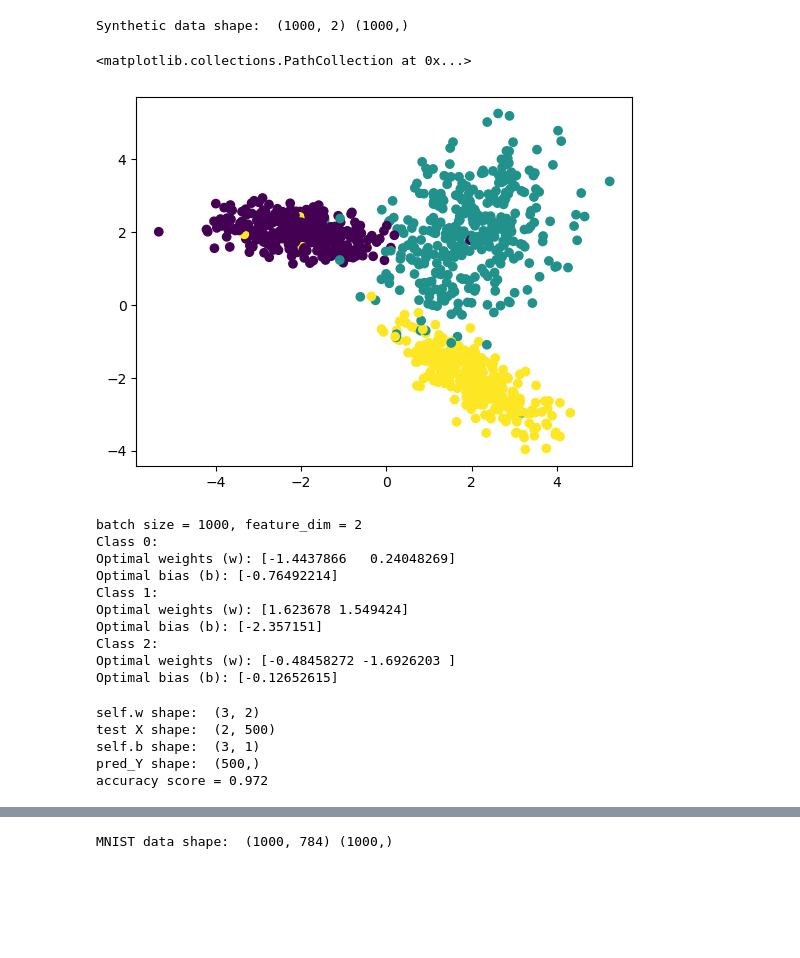
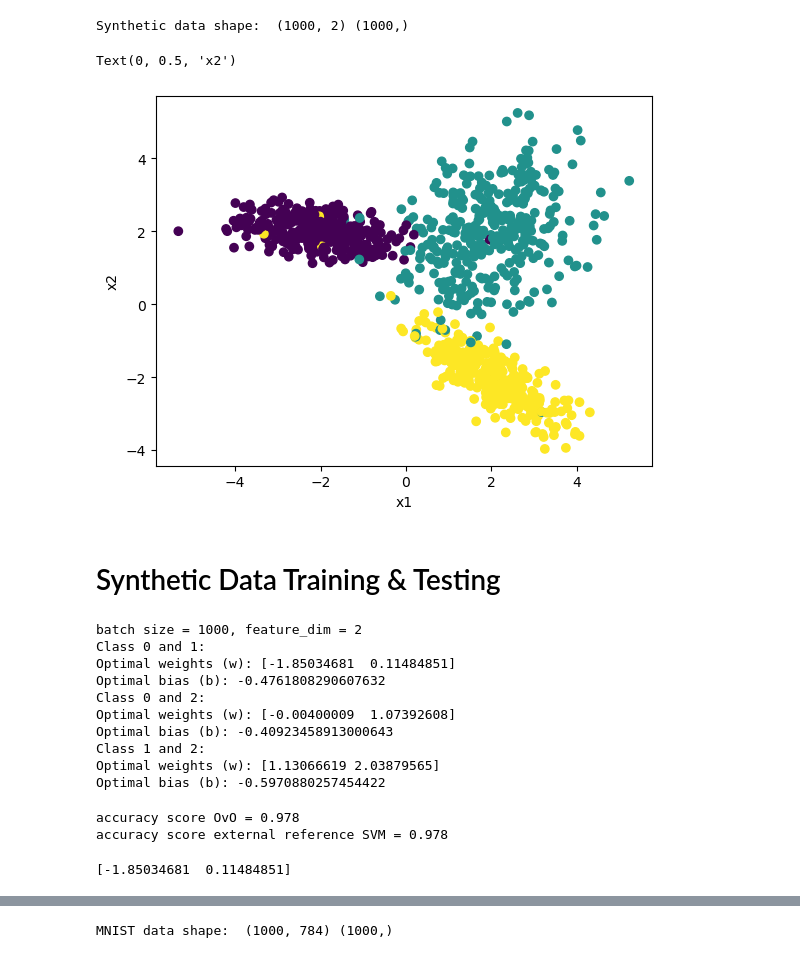
Before and after one commit to tracychiayu/236A-project, a Jupyter notebook: ECE236A_Project_Demo.ipynb, the cells around one changed output, grey strips where cells are left out. Drawn from its saved outputs; the diff is of its cells as text; code cells hidden in the pictures; blank space fills up the shorter version.

Commit message:
task1-1: One-vs-One and external reference

```diff
--- a/ECE236A_Project_Demo.ipynb
+++ b/ECE236A_Project_Demo.ipynb
@@ -7,39 +7,51 @@ from MySolution import MyClassifier, MyClustering, MyLabelSelection, MyFeatureSe
 # %%
 # Get datasets
 syn_data = prepare_synthetic_data()
 print("Synthetic data shape: ", syn_data['trainX'].shape, syn_data['trainY'].shape)
 
 plt.scatter(syn_data['trainX'][:, 0], syn_data['trainX'][:, 1], c=syn_data['trainY'])
+plt.xlabel("x1")
+plt.ylabel("x2")
 # %% [output]
 Synthetic data shape:  (1000, 2) (1000,)
-<matplotlib.collections.PathCollection at 0x...>
+Text(0, 0.5, 'x2')
-[figure, old version]
+[figure, new version]
+# %% [markdown]
+# Synthetic Data Training & Testing
 # %%
 batch_size, feature_dim = syn_data['trainX'].shape
 print(f"batch size = {batch_size}, feature_dim = {feature_dim}")
-clf1 = MyClassifier(num_class=3, num_feature=feature_dim)
+clf1_OvO = MyClassifier_OvO(num_class=3)
+SVM_kernel = MyClassification_SVMLinear(num_classes=3)
 # Training
-clf1.train(syn_data['trainX'], syn_data['trainY'])
+OvO_clfs = clf1_OvO.train(syn_data['trainX'], syn_data['trainY'])   # One vs One
+SVM_clfs = SVM_kernel.train(syn_data['trainX'], syn_data['trainY']) # External reference
 # %% [output]
 batch size = 1000, feature_dim = 2
-Class 0:
-Optimal weights (w): [-1.4437866   0.24048269]
-Optimal bias (b): [-0.76492214]
-Class 1:
-Optimal weights (w): [1.623678 1.549424]
-Optimal bias (b): [-2.357151]
-Class 2:
-Optimal weights (w): [-0.48458272 -1.6926203 ]
-Optimal bias (b): [-0.12652615]
+Class 0 and 1:
+Optimal weights (w): [-1.85034681  0.11484851]
+Optimal bias (b): -0.4761808290607632
+Class 0 and 2:
+Optimal weights (w): [-0.00400009  1.07392608]
+Optimal bias (b): -0.40923458913000643
+Class 1 and 2:
+Optimal weights (w): [1.13066619 2.03879565]
+Optimal bias (b): -0.5970880257454422
 # %%
 # Testing
 from sklearn.metrics import normalized_mutual_info_score, accuracy_score
-pred_Y = clf1.predict(syn_data['testX'])
-acc_score = accuracy_score(y_true=syn_data['testY'], y_pred=pred_Y)
-print(f"accuracy score = {acc_score}")
+pred_Y_OvO = clf1_OvO.predict(syn_data['testX'])
+pred_Y_SVM = SVM_kernel.predict(syn_data['testX'])
+
+acc_score_OvO = accuracy_score(y_true=syn_data['testY'], y_pred=pred_Y_OvO)
+acc_score_SVM = accuracy_score(y_true=syn_data['testY'], y_pred=pred_Y_SVM)
+
+print(f"accuracy score OvO = {acc_score_OvO}")
+print(f"accuracy score external reference SVM = {acc_score_SVM}")
 # %% [output]
-self.w shape:  (3, 2)
-test X shape:  (2, 500)
-self.b shape:  (3, 1)
-pred_Y shape:  (500,)
-accuracy score = 0.972
+accuracy score OvO = 0.978
+accuracy score external reference SVM = 0.978
+# %%
+print(OvO_clfs[(0,1)][0])
+# %% [output]
+[-1.85034681  0.11484851]
```
Also changed, not shown: parts of 6 cells of this notebook, 1 other file.
